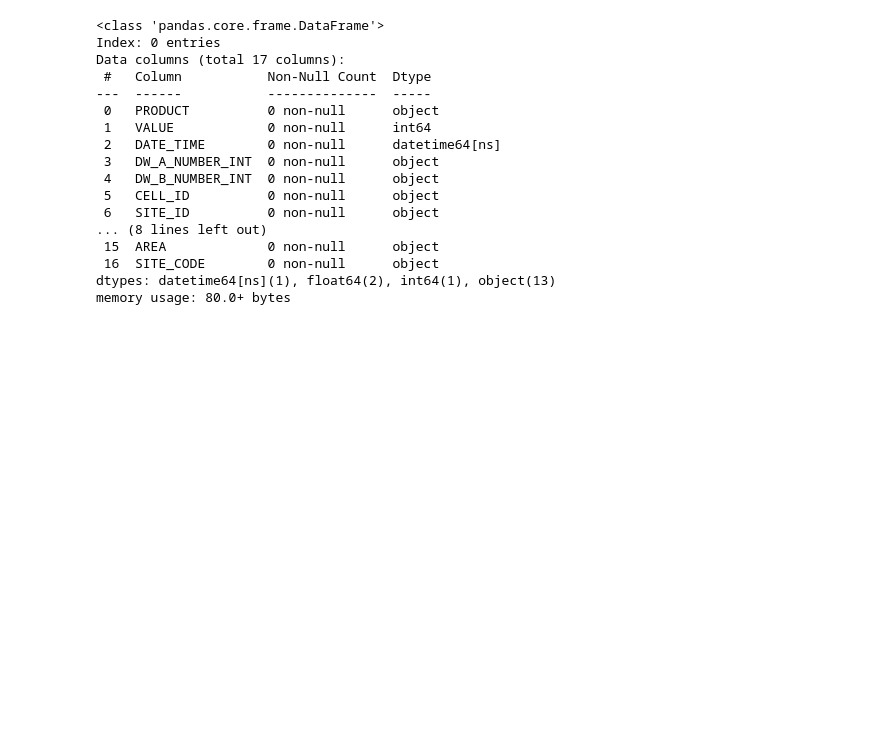
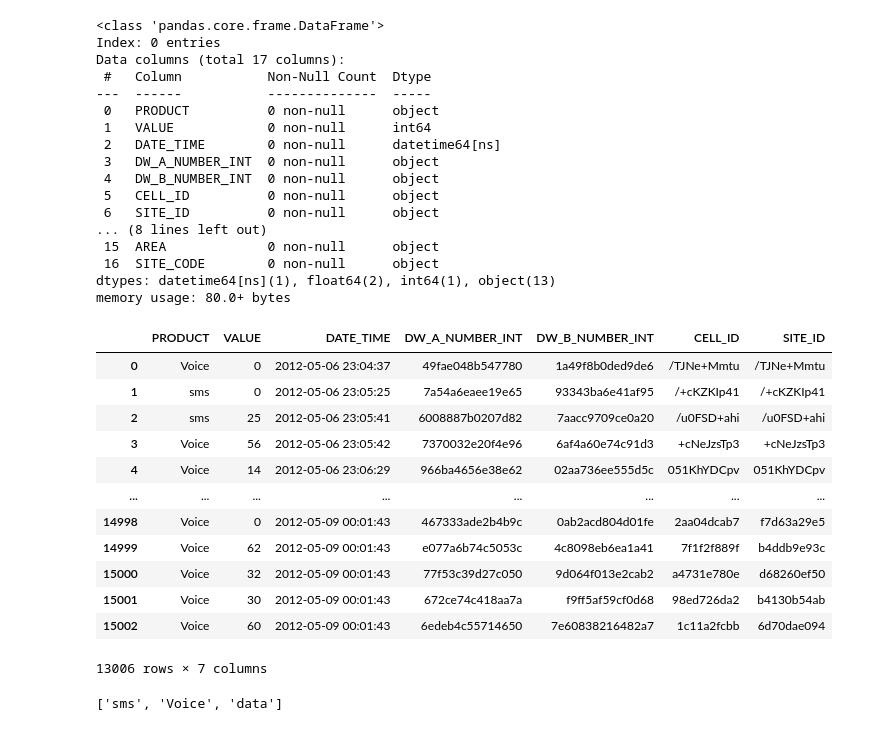
Before and after one commit to UnplugCharger/Moringa_Data_Science_Prep_W3_Independent_Project_2019_07_Isaac_Byron_DataReport, a Jupyter notebook: Moringa_Data_Science_Prep_W3_Independent_Project_2019_07_Byron_Isaac_DataReport_.ipynb, the cells around one changed output. Saved outputs shown, nothing was run; the diff lists cells and outputs as text; code cells hidden in the pictures; blank space fills up the shorter version.

```diff
--- a/Moringa_Data_Science_Prep_W3_Independent_Project_2019_07_Byron_Isaac_DataReport_.ipynb
+++ b/Moringa_Data_Science_Prep_W3_Independent_Project_2019_07_Byron_Isaac_DataReport_.ipynb
@@ -459,3 +459,23 @@ Data columns (total 17 columns):
  16  SITE_CODE        0 non-null      object
 dtypes: datetime64[ns](1), float64(2), int64(1), object(13)
 memory usage: 80.0+ bytes
+# %%
+new_set
+# %% [output]
+|  | PRODUCT | VALUE | DATE_TIME | DW_A_NUMBER_INT | DW_B_NUMBER_INT | CELL_ID | SITE_ID |
+| 0 | Voice | 0 | 2012-05-06 23:04:37 | 49fae048b547780 | 1a49f8b0ded9de6 | /TJNe+Mmtu | /TJNe+Mmtu |
+| 1 | sms | 0 | 2012-05-06 23:05:25 | 7a54a6eaee19e65 | 93343ba6e41af95 | /+cKZKIp41 | /+cKZKIp41 |
+| 2 | sms | 25 | 2012-05-06 23:05:41 | 6008887b0207d82 | 7aacc9709ce0a20 | /u0FSD+ahi | /u0FSD+ahi |
+| 3 | Voice | 56 | 2012-05-06 23:05:42 | 7370032e20f4e96 | 6af4a60e74c91d3 | +cNeJzsTp3 | +cNeJzsTp3 |
+| 4 | Voice | 14 | 2012-05-06 23:06:29 | 966ba4656e38e62 | 02aa736ee555d5c | 051KhYDCpv | 051KhYDCpv |
+| ... | ... | ... | ... | ... | ... | ... | ... |
+| 14998 | Voice | 0 | 2012-05-09 00:01:43 | 467333ade2b4b9c | 0ab2acd804d01fe | 2aa04dcab7 | f7d63a29e5 |
+| 14999 | Voice | 62 | 2012-05-09 00:01:43 | e077a6b74c5053c | 4c8098eb6ea1a41 | 7f1f2f889f | b4ddb9e93c |
+| 15000 | Voice | 32 | 2012-05-09 00:01:43 | 77f53c39d27c050 | 9d064f013e2cab2 | a4731e780e | d68260ef50 |
+| 15001 | Voice | 30 | 2012-05-09 00:01:43 | 672ce74c418aa7a | f9ff5af59cf0d68 | 98ed726da2 | b4130b54ab |
+| 15002 | Voice | 60 | 2012-05-09 00:01:43 | 6edeb4c55714650 | 7e60838216482a7 | 1c11a2fcbb | 6d70dae094 |
+13006 rows × 7 columns
+# %%
+new_set['PRODUCT'].value_counts()[:].index.tolist()
+# %% [output]
+['sms', 'Voice', 'data']
```
Also changed, not shown: parts of 3 cells of this notebook.
